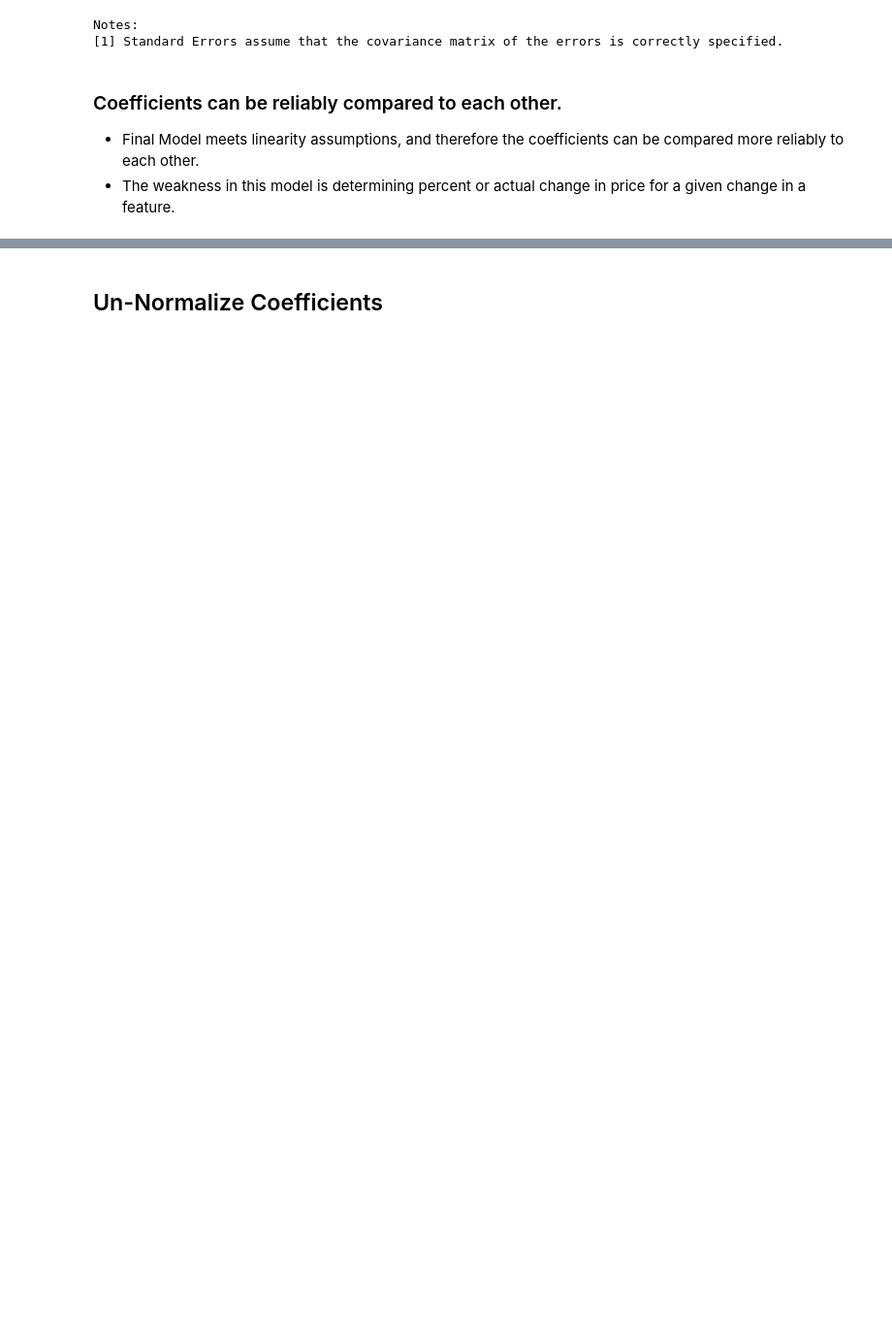
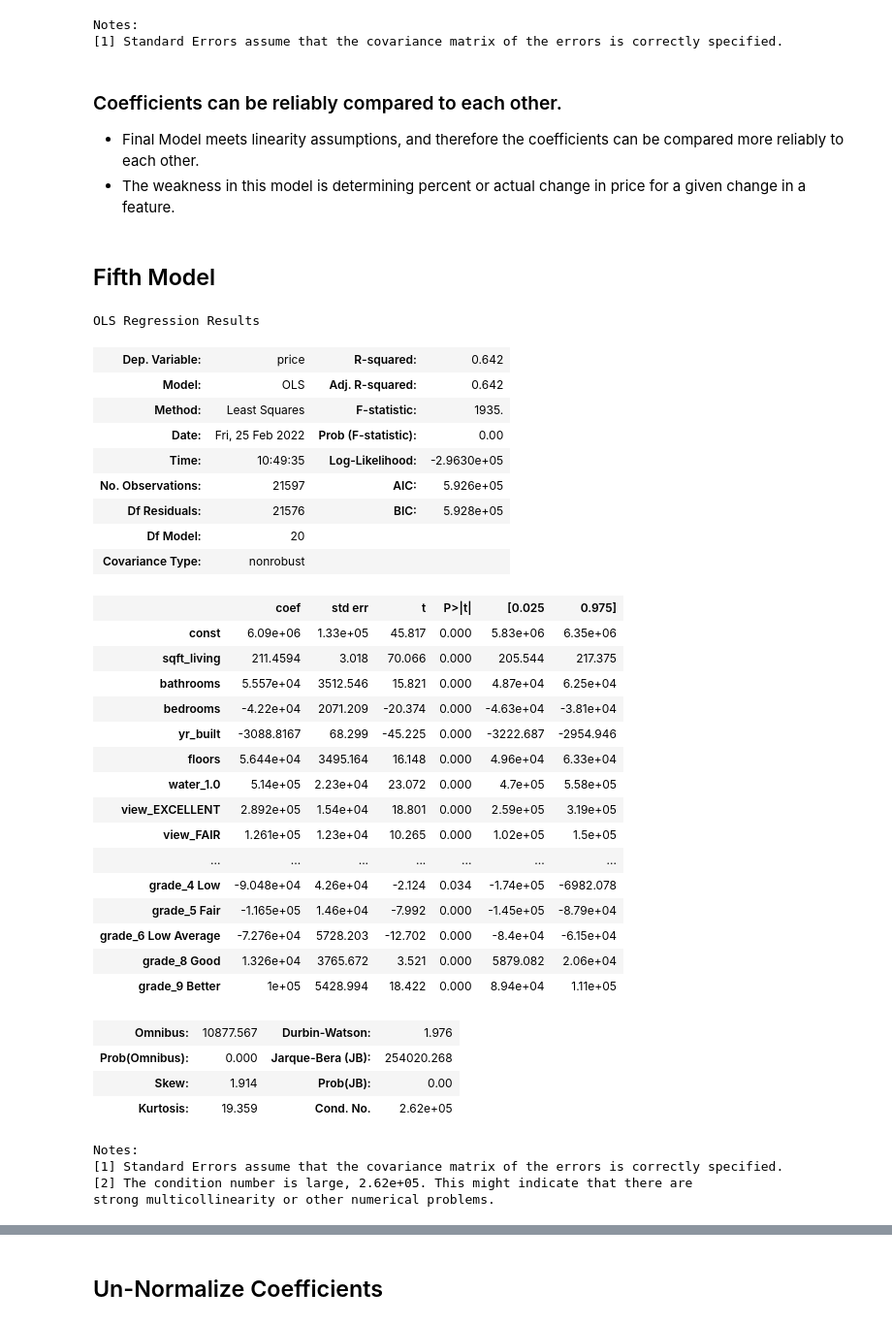
Before and after one commit to jpetoskey/Renovate_to_increase_SalePrice, a Jupyter notebook: Return on Renovation.ipynb, the cells around one changed output, grey strips where cells are left out. Shown at 97% size. Drawn from its saved outputs; the diff is of its cells as text; code cells hidden in the pictures; blank space fills up the shorter version.

```diff
--- a/Return on Renovation.ipynb
+++ b/Return on Renovation.ipynb
@@ -2568,3 +2562,48 @@ Notes:
 ### Coefficients can be reliably compared to each other.
 * Final Model meets linearity assumptions, and therefore the coefficients can be compared more reliably to each other.
 * The weakness in this model is determining percent or actual change in price for a given change in a feature.
+# %% [markdown]
+## Fifth Model
+# %%
+# Fifth Model Summary
+X5 = fifth_model.drop(['price'], axis=1)
+y5 = fifth_model['price']
+
+X_int = sm.add_constant(X5)
+model = sm.OLS(y5,X_int).fit()
+model.summary()
+# %% [output]
+OLS Regression Results
+| Dep. Variable: | price | R-squared: | 0.642 |
+| Model: | OLS | Adj. R-squared: | 0.642 |
+| Method: | Least Squares | F-statistic: | 1935. |
+| Date: | Fri, 25 Feb 2022 | Prob (F-statistic): | 0.00 |
+| Time: | 10:49:35 | Log-Likelihood: | -2.9630e+05 |
+| No. Observations: | 21597 | AIC: | 5.926e+05 |
+| Df Residuals: | 21576 | BIC: | 5.928e+05 |
+| Df Model: | 20 |  |  |
+| Covariance Type: | nonrobust |  |  |
+|  | coef | std err | t | P>|t| | [0.025 | 0.975] |
+| const | 6.09e+06 | 1.33e+05 | 45.817 | 0.000 | 5.83e+06 | 6.35e+06 |
+| sqft_living | 211.4594 | 3.018 | 70.066 | 0.000 | 205.544 | 217.375 |
+| bathrooms | 5.557e+04 | 3512.546 | 15.821 | 0.000 | 4.87e+04 | 6.25e+04 |
+| bedrooms | -4.22e+04 | 2071.209 | -20.374 | 0.000 | -4.63e+04 | -3.81e+04 |
+| yr_built | -3088.8167 | 68.299 | -45.225 | 0.000 | -3222.687 | -2954.946 |
+| floors | 5.644e+04 | 3495.164 | 16.148 | 0.000 | 4.96e+04 | 6.33e+04 |
+| water_1.0 | 5.14e+05 | 2.23e+04 | 23.072 | 0.000 | 4.7e+05 | 5.58e+05 |
+| view_EXCELLENT | 2.892e+05 | 1.54e+04 | 18.801 | 0.000 | 2.59e+05 | 3.19e+05 |
+| view_FAIR | 1.261e+05 | 1.23e+04 | 10.265 | 0.000 | 1.02e+05 | 1.5e+05 |
+| ... | ... | ... | ... | ... | ... | ... |
+| grade_4 Low | -9.048e+04 | 4.26e+04 | -2.124 | 0.034 | -1.74e+05 | -6982.078 |
+| grade_5 Fair | -1.165e+05 | 1.46e+04 | -7.992 | 0.000 | -1.45e+05 | -8.79e+04 |
+| grade_6 Low Average | -7.276e+04 | 5728.203 | -12.702 | 0.000 | -8.4e+04 | -6.15e+04 |
+| grade_8 Good | 1.326e+04 | 3765.672 | 3.521 | 0.000 | 5879.082 | 2.06e+04 |
+| grade_9 Better | 1e+05 | 5428.994 | 18.422 | 0.000 | 8.94e+04 | 1.11e+05 |
+| Omnibus: | 10877.567 | Durbin-Watson: | 1.976 |
+| Prob(Omnibus): | 0.000 | Jarque-Bera (JB): | 254020.268 |
+| Skew: | 1.914 | Prob(JB): | 0.00 |
+| Kurtosis: | 19.359 | Cond. No. | 2.62e+05 |
+Notes:
+[1] Standard Errors assume that the covariance matrix of the errors is correctly specified.
+[2] The condition number is large, 2.62e+05. This might indicate that there are
+strong multicollinearity or other numerical problems.
```
Also changed, not shown: parts of 30 cells of this notebook.
